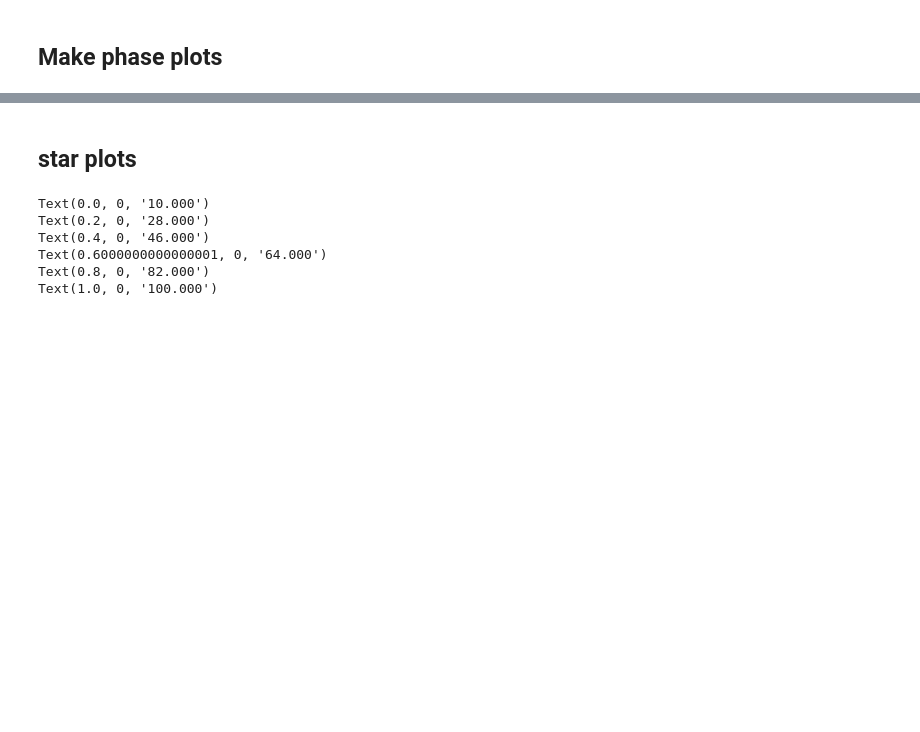
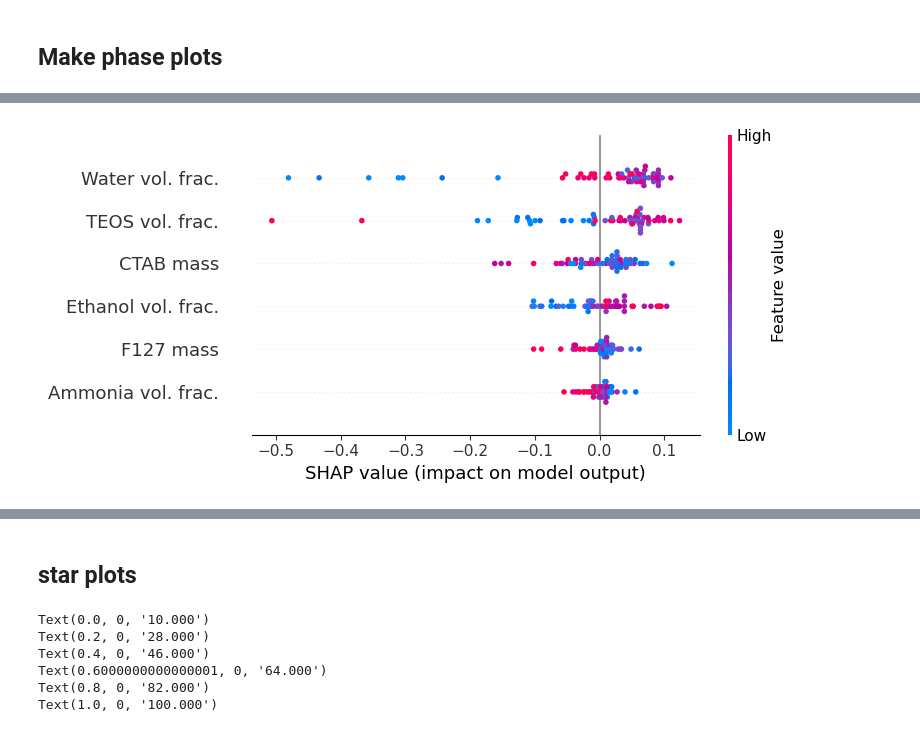
Before and after one commit to pozzo-research-group/silica-np-synthesis, a Jupyter notebook: APS_data_analysis/APSBatch_mesoporousPhasemaps.ipynb, the cells around one changed output, grey strips where cells are left out. Cells and saved outputs as stored; diff of their text form; code cells hidden in the pictures; blank space fills up the shorter version.

```diff
--- a/APS_data_analysis/APSBatch_mesoporousPhasemaps.ipynb
+++ b/APS_data_analysis/APSBatch_mesoporousPhasemaps.ipynb
@@ -419 +658,13 @@ array([[-1.97271796, -1.95066354, -1.92765806, ..., -2.60990714,
+# %%
+position_mask = ~ np.isnan(positions_scaled)
+
+x_scaled_full = x_scaled_full[position_mask.reshape(-1), :]
+positions_scaled = positions_scaled[position_mask]
+scores_scaled = scores_scaled[position_mask]
+
+score_mask = ~np.isnan(scores_scaled)
+
+x_scaled_full = x_scaled_full[score_mask.reshape(-1), :]
+positions_scaled = positions_scaled[score_mask]
+scores_scaled = scores_scaled[score_mask]
 # %%
@@ -433,0 +673,4 @@ array([[ 4.29077548,  4.26598962,  4.27242901, ..., -0.12796092,
+# %%
+regressor_pos = xgboost.XGBRegressor()
+# %%
+regressor_pos.fit(x_scaled_full, positions_scaled)
@@ -433,0 +689,16 @@ array([[ 4.29077548,  4.26598962,  4.27242901, ..., -0.12796092,
+# %%
+x_scaled = pd.DataFrame(x_scaled_full, columns = ['TEOS vol. frac.', 'Ammonia vol. frac.', 'Ethanol vol. frac.', 'CTAB mass', 'F127 mass', 'Water vol. frac.'])
+# %%
+plt.rcParams.update({'font.size': 12})
+
+# shap_values = shap.TreeExplainer(model).shap_values(X_test)
+# shap_interaction_values = shap.TreeExplainer(model).shap_interaction_values(X_test)
+fig, ax = plt.gcf(), plt.gca()
+explainer = shap.KernelExplainer(regressor_pos.predict, x_scaled)
+shap_values = explainer.shap_values(x_scaled)
+shap.summary_plot(shap_values, x_scaled, show=False)
+ax.set_xlabel("Impact on position", fontsize=14)
+#plt.savefig('shap_diam.png', dpi = 300)
+plt.show()
+# %% [output]
+[figure, added]
```
Also changed, not shown: parts of 40 cells of this notebook, 3 other files.
